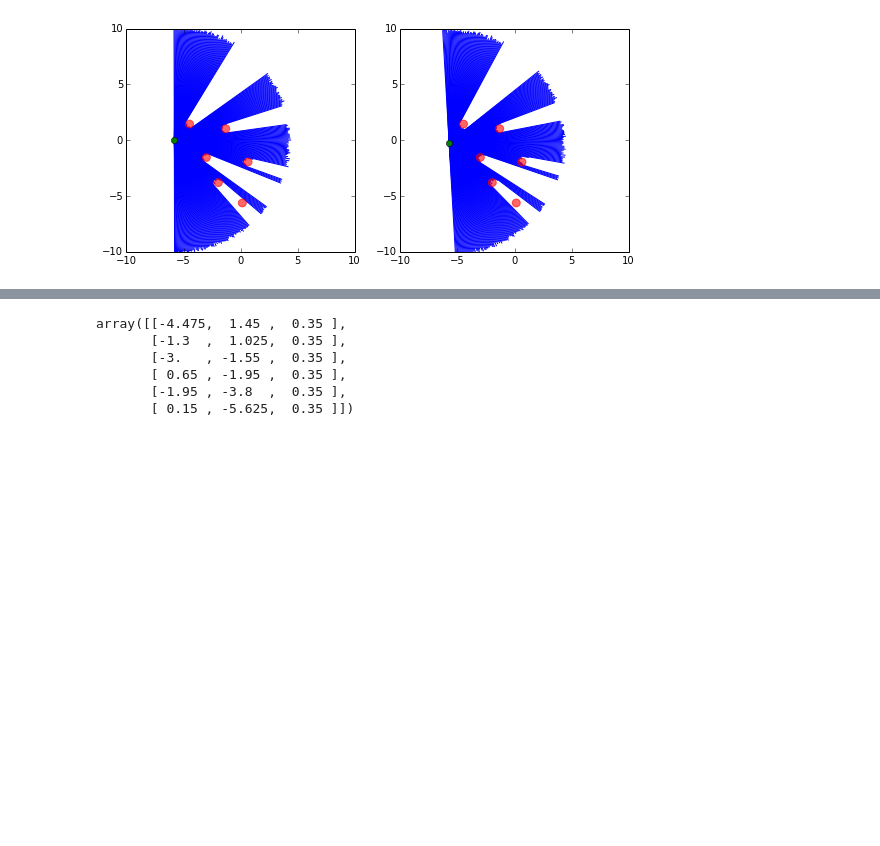
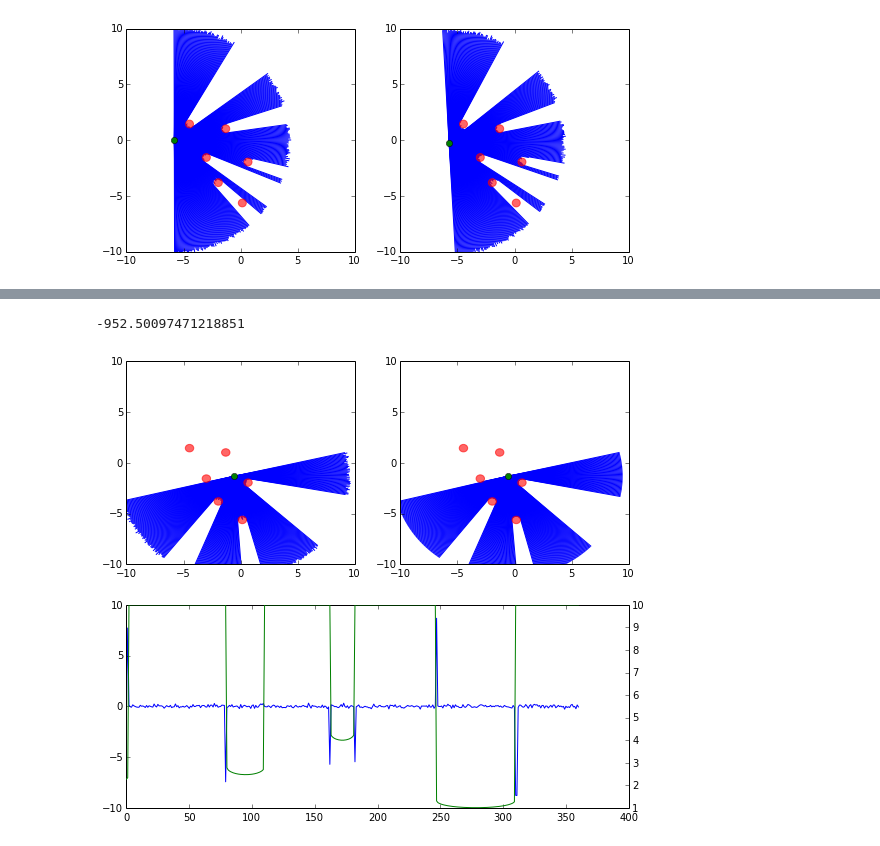
Before and after one commit to BayesianLogic/ppaml-slam, a Jupyter notebook: python-src/ppaml_car/explore_obs_model.ipynb, the cells around one changed output, grey strips where cells are left out. Cells and saved outputs as stored; diff of their text form; code cells hidden in the pictures; blank space fills up the shorter version.

```diff
--- a/python-src/ppaml_car/explore_obs_model.ipynb
+++ b/python-src/ppaml_car/explore_obs_model.ipynb
@@ -166,9 +173,9 @@ lw_for_pose(7620, *best_particle, plot=True)
-# %%
-obstacles
-# %% [output]
-array([[-4.475,  1.45 ,  0.35 ],
-       [-1.3  ,  1.025,  0.35 ],
-       [-3.   , -1.55 ,  0.35 ],
-       [ 0.65 , -1.95 ,  0.35 ],
-       [-1.95 , -3.8  ,  0.35 ],
-       [ 0.15 , -5.625,  0.35 ]])
+# %%
+# Use this alternative to tune the obstacle radius:
+# obstacles = [(x, y, 0.37) for (x, y) in dataset.ground_obstacles]
+# obstacles = np.array(obstacles)
+gps_pose = [-0.689039, -1.03763, -1.33518]
+lw_for_pose(4860, *gps_pose, plot=True)
+# %% [output]
+-952.50097471218851
+[figure, added]
```
Also changed, not shown: parts of 6 cells of this notebook, 1 other file.
